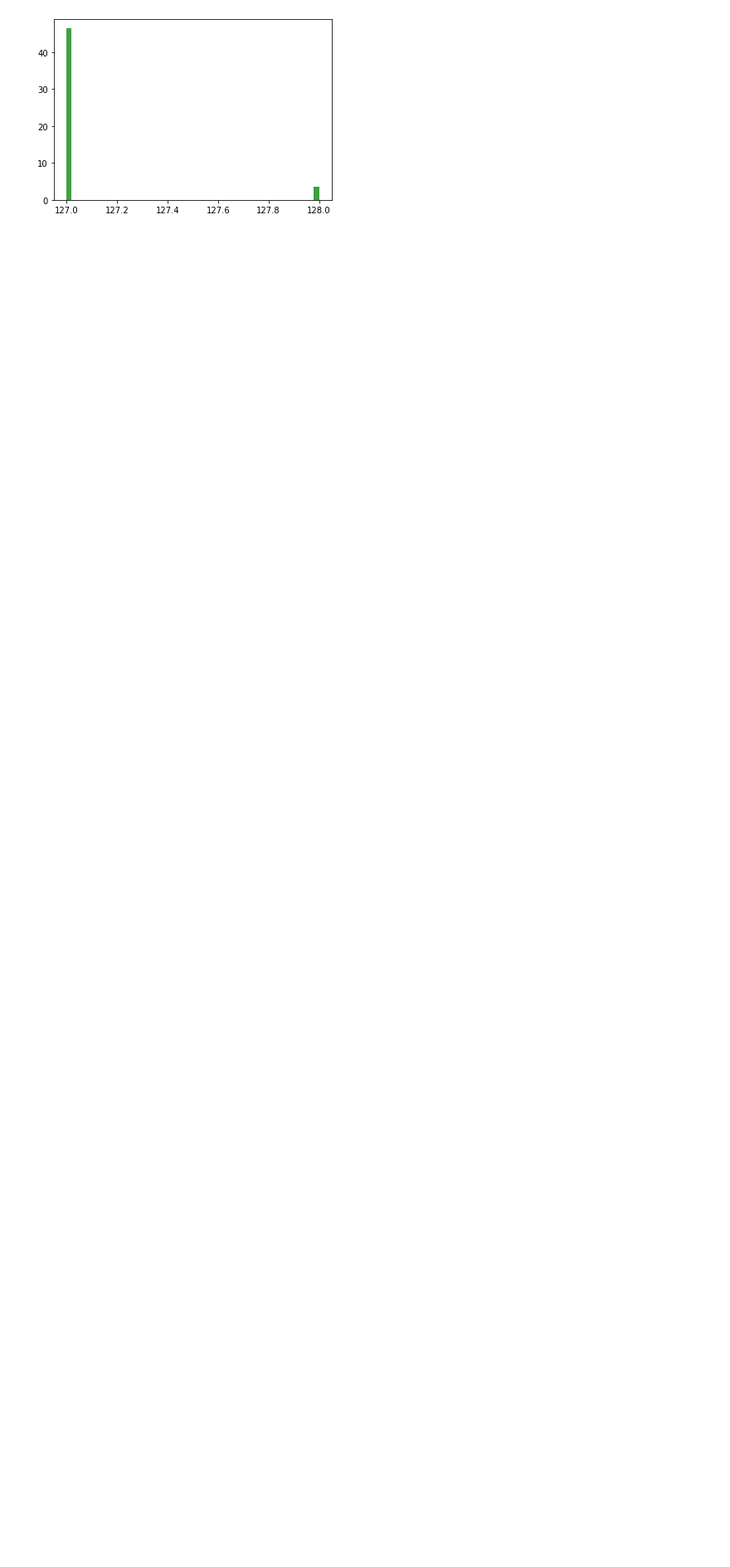
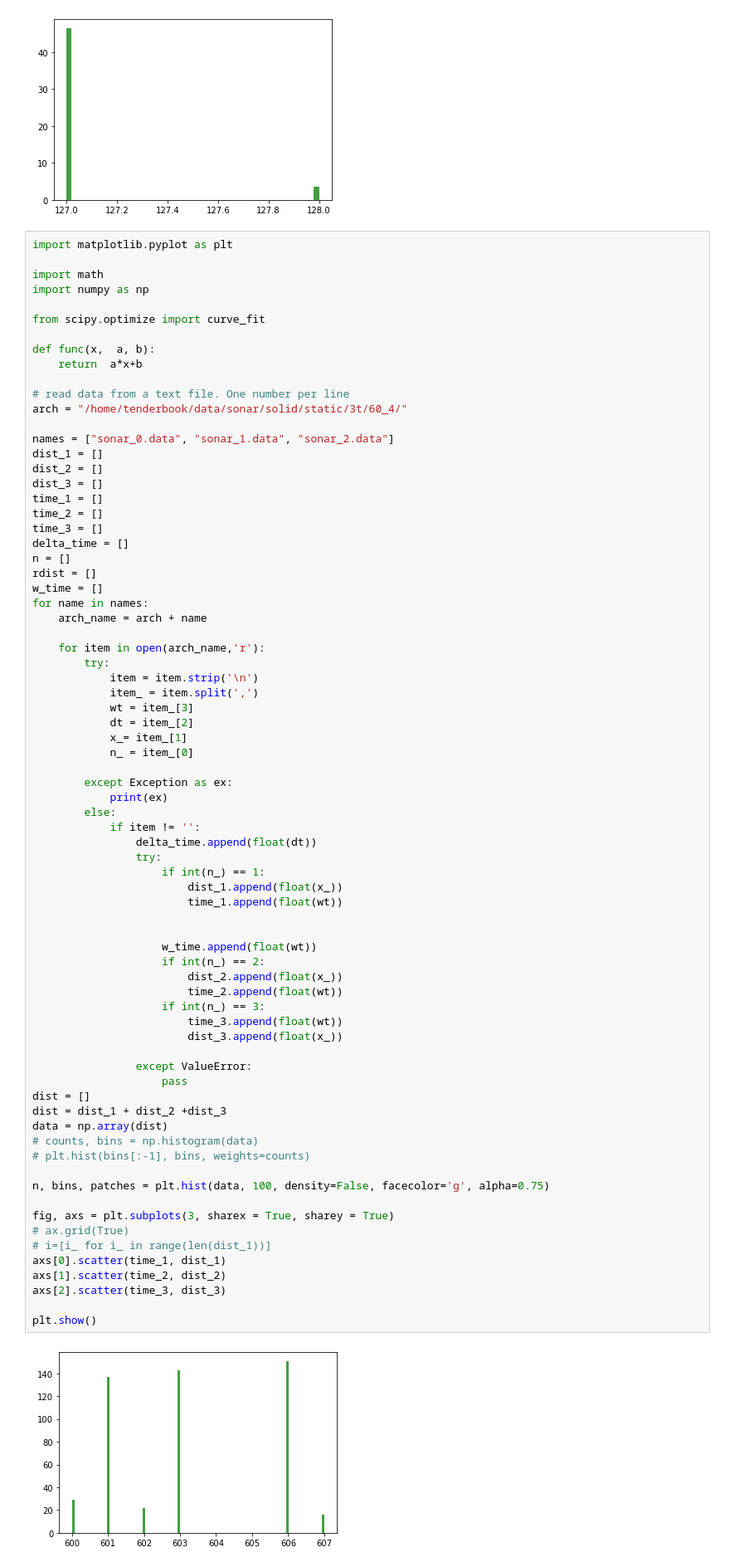
Before and after one commit to zaramen68/sonar_test, a Jupyter notebook: plots.ipynb, the cells around one changed output. Shown at 83% size. Drawn from its saved outputs; the diff is of its cells as text; blank space fills up the shorter version.

```diff
--- a/plots.ipynb
+++ b/plots.ipynb
@@ -96,3 +97,79 @@ n, bins, patches = plt.hist(data, 50, density=True, facecolor='g', alpha=0.75)
 plt.show()
 # %% [output]
 [figure]
+# %%
+import matplotlib.pyplot as plt
+
+import math
+import numpy as np
+
+from scipy.optimize import curve_fit
+
+def func(x,  a, b):
+    return  a*x+b
+
+# read data from a text file. One number per line
+arch = "/home/tenderbook/data/sonar/solid/static/3t/60_4/"
+
+names = ["sonar_0.data", "sonar_1.data", "sonar_2.data"]
+dist_1 = []
+dist_2 = []
+dist_3 = []
+time_1 = []
+time_2 = []
+time_3 = []
+delta_time = []
+n = []
+rdist = []
+w_time = []
+for name in names:
+    arch_name = arch + name
+
+    for item in open(arch_name,'r'):
+        try:
+            item = item.strip('\n')
+            item_ = item.split(',')
+            wt = item_[3]
+            dt = item_[2]
+            x_= item_[1]
+            n_ = item_[0]
+
+        except Exception as ex:
+            print(ex)
+        else:
+            if item != '':
+                delta_time.append(float(dt))
+                try:
+                    if int(n_) == 1:
+                        dist_1.append(float(x_))
+                        time_1.append(float(wt))
+
+
+                    w_time.append(float(wt))
+                    if int(n_) == 2:
+                        dist_2.append(float(x_))
+                        time_2.append(float(wt))
+                    if int(n_) == 3:
+                        time_3.append(float(wt))
+                        dist_3.append(float(x_))
+
+                except ValueError:
+                    pass
+dist = []
+dist = dist_1 + dist_2 +dist_3
+data = np.array(dist)
+# counts, bins = np.histogram(data)
+# plt.hist(bins[:-1], bins, weights=counts)
+
+n, bins, patches = plt.hist(data, 100, density=False, facecolor='g', alpha=0.75)
+
+fig, axs = plt.subplots(3, sharex = True, sharey = True)
+# ax.grid(True)
+# i=[i_ for i_ in range(len(dist_1))]
+axs[0].scatter(time_1, dist_1)
+axs[1].scatter(time_2, dist_2)
+axs[2].scatter(time_3, dist_3)
+
+plt.show()
+# %% [output]
+[figure, added]
```
Also changed, not shown: parts of 4 cells of this notebook, 2 other files.
